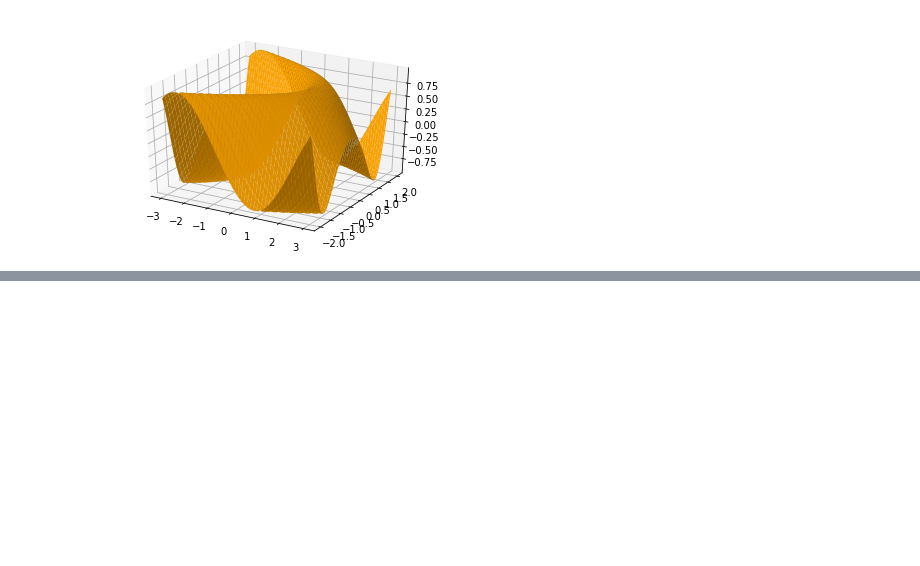
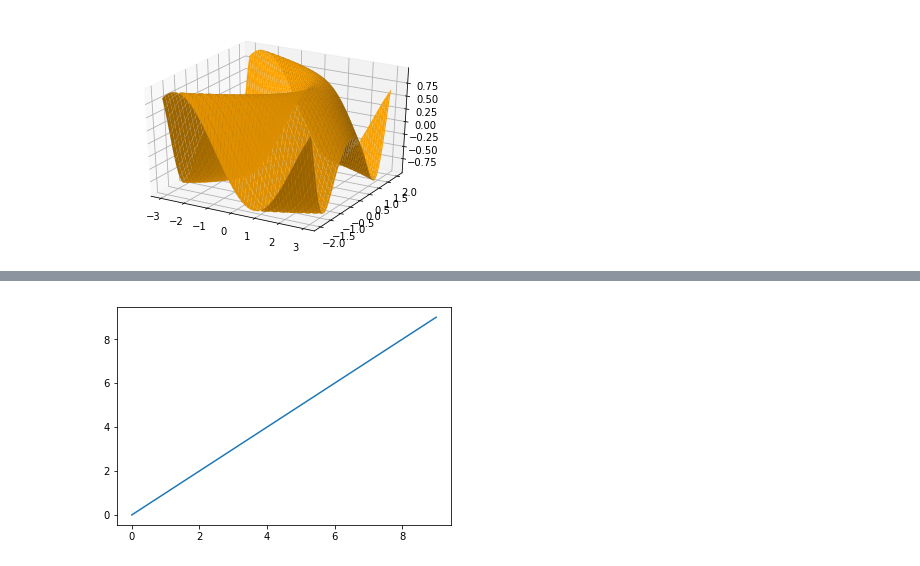
Before and after one commit to zhangyaqi1989/Python-Mathematica-like-Plot-Library, a Jupyter notebook: notebooks/examples.ipynb, the cells around one changed output, grey strips where cells are left out. Saved outputs shown, nothing was run; the diff lists cells and outputs as text; code cells hidden in the pictures; blank space fills up the shorter version.

```diff
--- a/notebooks/examples.ipynb
+++ b/notebooks/examples.ipynb
@@ -14,0 +25,4 @@ Plot3D('sin(x + y**2)', ['x', -3, 3], ['y', -2, 2])
+# %%
+ListLinePlot(range(10));
+# %% [output]
+[figure, added]
```
Also changed, not shown: parts of 5 cells of this notebook, 4 other files.
